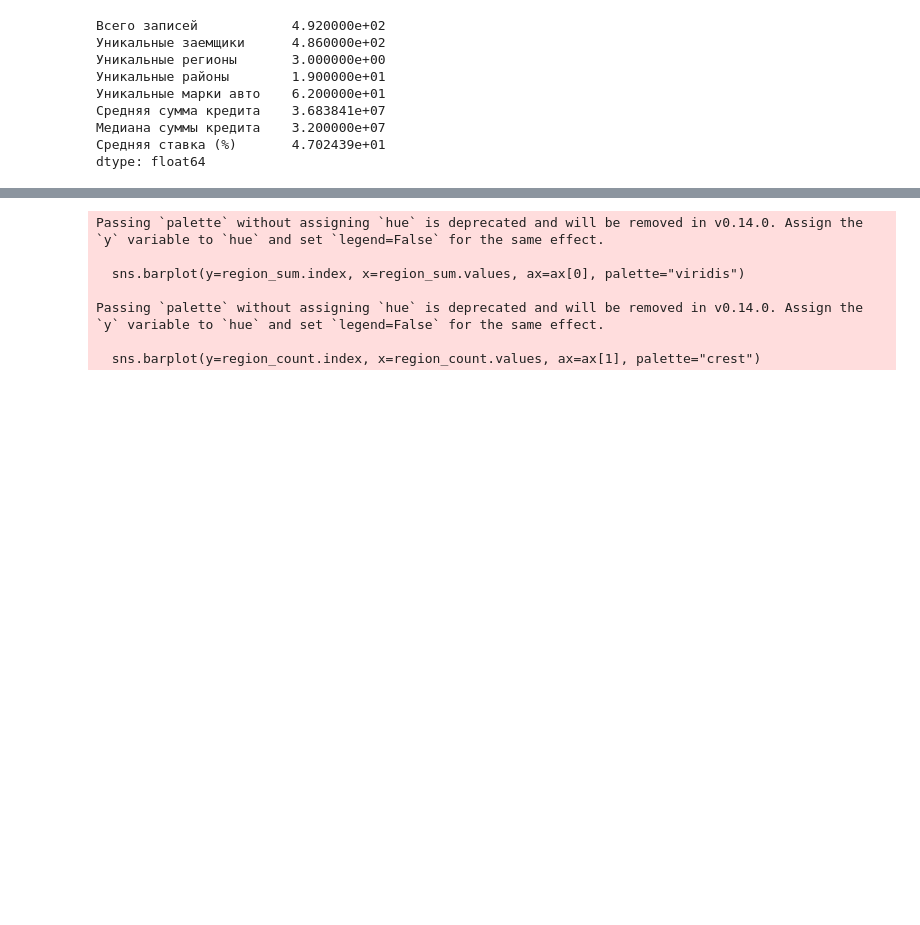
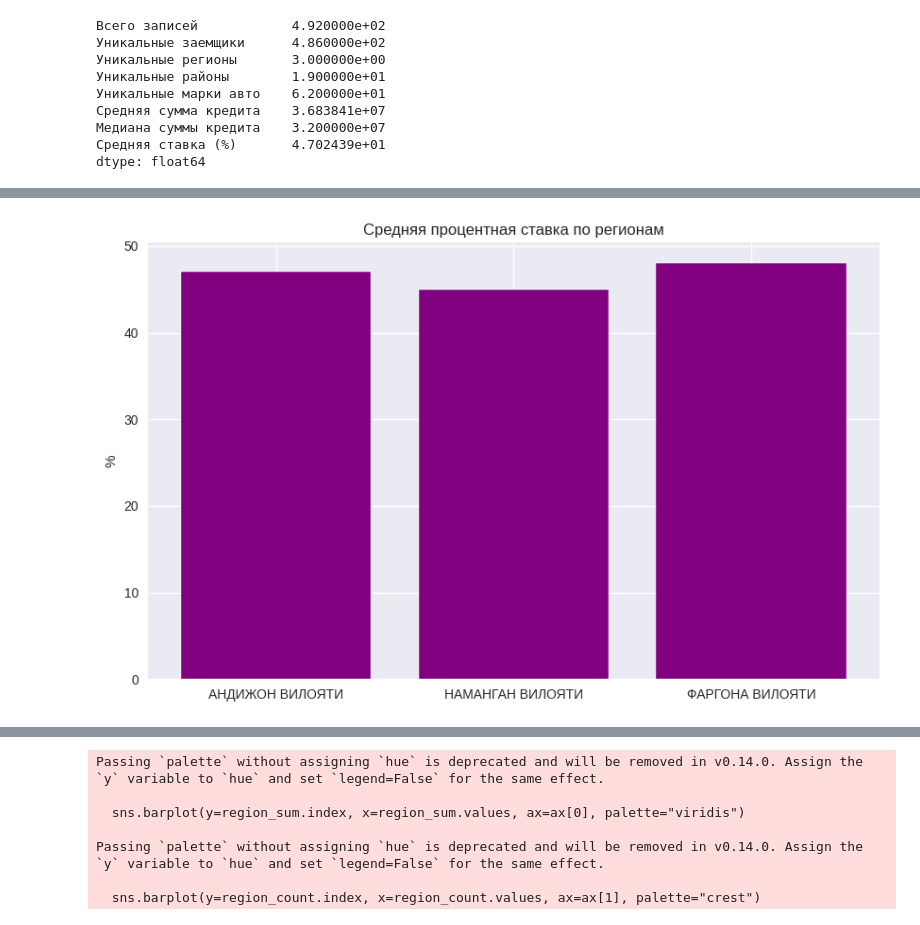
Before and after one commit to globallstudent/adex, a Jupyter notebook: garovli.ipynb, the cells around one changed output, grey strips where cells are left out. Saved outputs shown, nothing was run; the diff lists cells and outputs as text; code cells hidden in the pictures; blank space fills up the shorter version.

```diff
--- a/garovli.ipynb
+++ b/garovli.ipynb
@@ -87,0 +133,7 @@ dtype: float64
+# %%
+plt.bar(region_grp.index, region_grp["avg_rate"], color="purple")
+plt.title("Средняя процентная ставка по регионам")
+plt.ylabel("%")
+plt.show()
+# %% [output]
+[figure, added]
```
Also changed, not shown: parts of 11 cells of this notebook.
